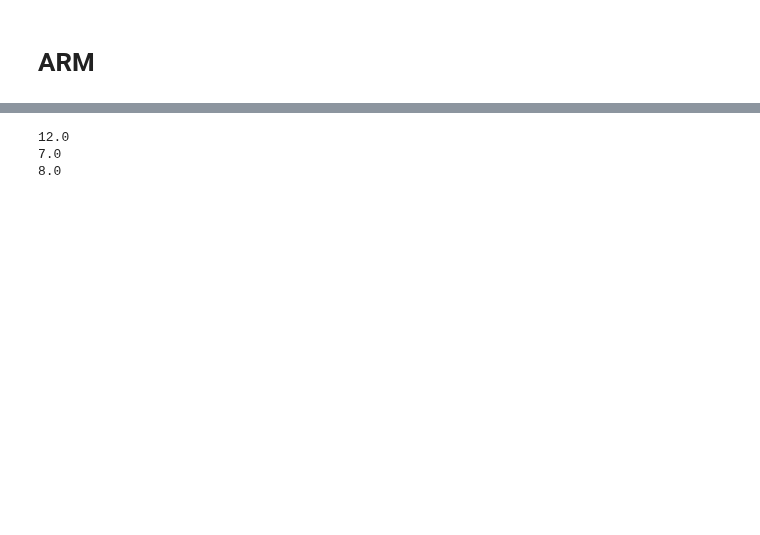
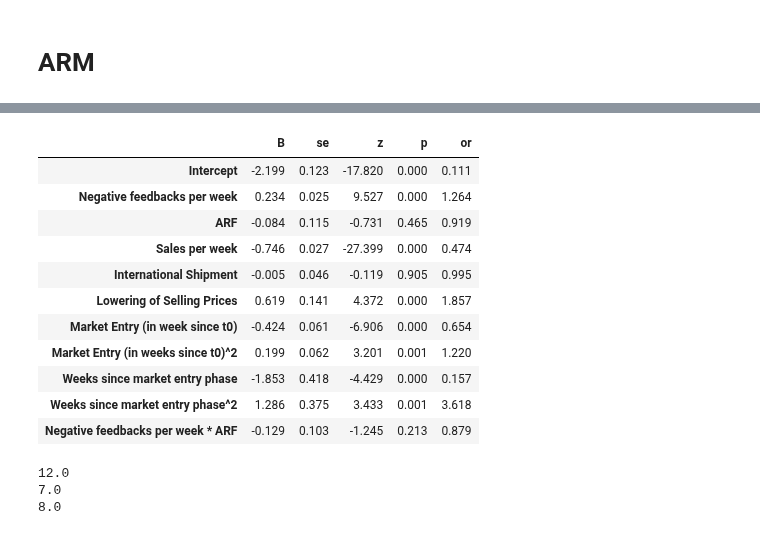
Before and after one commit to jossl95/ARF, a Jupyter notebook: Analyzer.ipynb, the cells around one changed output, grey strips where cells are left out. Cells and saved outputs as stored; diff of their text form; code cells hidden in the pictures; blank space fills up the shorter version.

```diff
--- a/Analyzer.ipynb
+++ b/Analyzer.ipynb
@@ -597,0 +450,10 @@ plt.show()
+# %%
+%%R -o model3_res
+model3_res <- round(data.frame(summary(model3$e)[10]),3)
+colnames(model3_res) <- c("B", 'se', 'z', 'p')
+model3_res['or'] <- round(exp(model3_res$B), 3)
+rownames(model3_res) <- c('Intercept', 'Negative feedbacks per week', 'ARF',
+                    'Sales per week', 'International Shipment',
+                    'Lowering of Selling Prices', 'Market Entry (in week since t0)',
+                    'Market Entry (in weeks since t0)^2', 'Weeks since market entry phase',
+                    'Weeks since market entry phase^2', 'Negative feedbacks per week * ARF')
@@ -598,3 +472,18 @@ plt.show()
+# %%
+model3_res
+# %% [output]
+|  | B | se | z | p | or |
+| Intercept | -2.199 | 0.123 | -17.820 | 0.000 | 0.111 |
+| Negative feedbacks per week | 0.234 | 0.025 | 9.527 | 0.000 | 1.264 |
+| ARF | -0.084 | 0.115 | -0.731 | 0.465 | 0.919 |
+| Sales per week | -0.746 | 0.027 | -27.399 | 0.000 | 0.474 |
+| International Shipment | -0.005 | 0.046 | -0.119 | 0.905 | 0.995 |
+| Lowering of Selling Prices | 0.619 | 0.141 | 4.372 | 0.000 | 1.857 |
+| Market Entry (in week since t0) | -0.424 | 0.061 | -6.906 | 0.000 | 0.654 |
+| Market Entry (in weeks since t0)^2 | 0.199 | 0.062 | 3.201 | 0.001 | 1.220 |
+| Weeks since market entry phase | -1.853 | 0.418 | -4.429 | 0.000 | 0.157 |
+| Weeks since market entry phase^2 | 1.286 | 0.375 | 3.433 | 0.001 | 3.618 |
+| Negative feedbacks per week * ARF | -0.129 | 0.103 | -1.245 | 0.213 | 0.879 |
 # %%
 temp = pd.concat([df['neg_count_min'], round(data['bc_neg_count_min'], 2)], axis = 1)
 print(temp.loc[temp['bc_neg_count_min'].between(.2, .22), 'neg_count_min'].mean())
```
Also changed, not shown: parts of 27 cells of this notebook, 1 other file.
